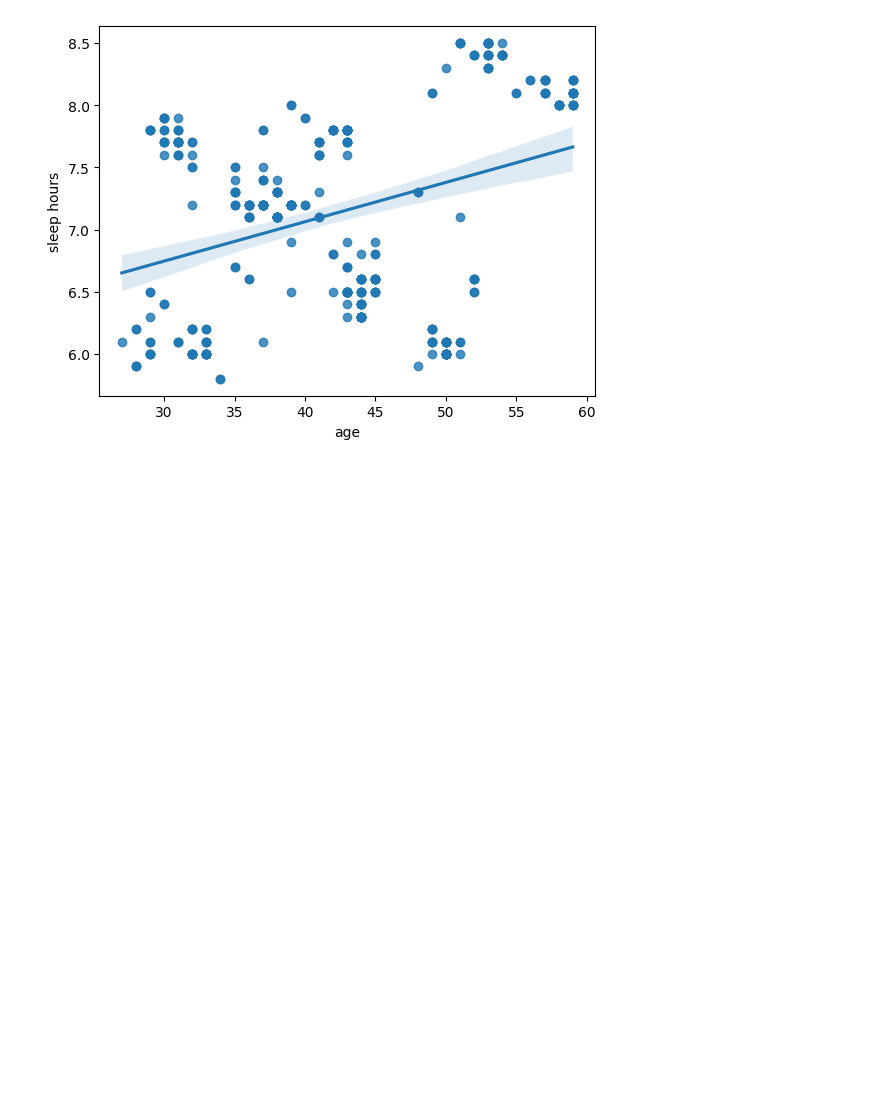
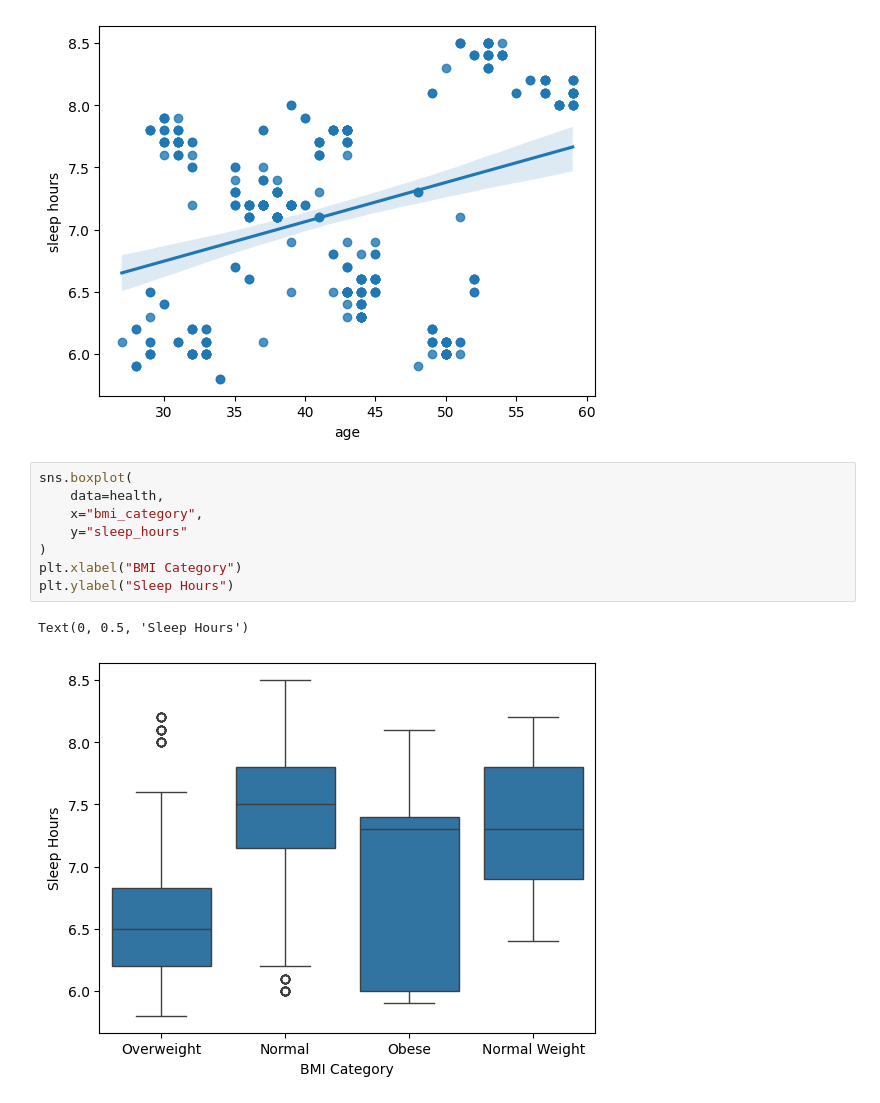
Before and after one commit to chandlershortlidge/sleep-heath-analysis, a Jupyter notebook: main.ipynb, the cells around one changed output. Saved outputs shown, nothing was run; the diff lists cells and outputs as text; blank space fills up the shorter version.

Commit message:
box plot BMI vs sleep

```diff
--- a/main.ipynb
+++ b/main.ipynb
@@ -205,3 +205,14 @@ plt.ylabel("sleep hours")
 # %% [output]
 Text(0, 0.5, 'sleep hours')
 [figure]
+# %%
+sns.boxplot(
+    data=health,
+    x="bmi_category",
+    y="sleep_hours"
+)
+plt.xlabel("BMI Category")
+plt.ylabel("Sleep Hours")
+# %% [output]
+Text(0, 0.5, 'Sleep Hours')
+[figure, added]
```
Also changed, not shown: parts of 1 cell of this notebook.
